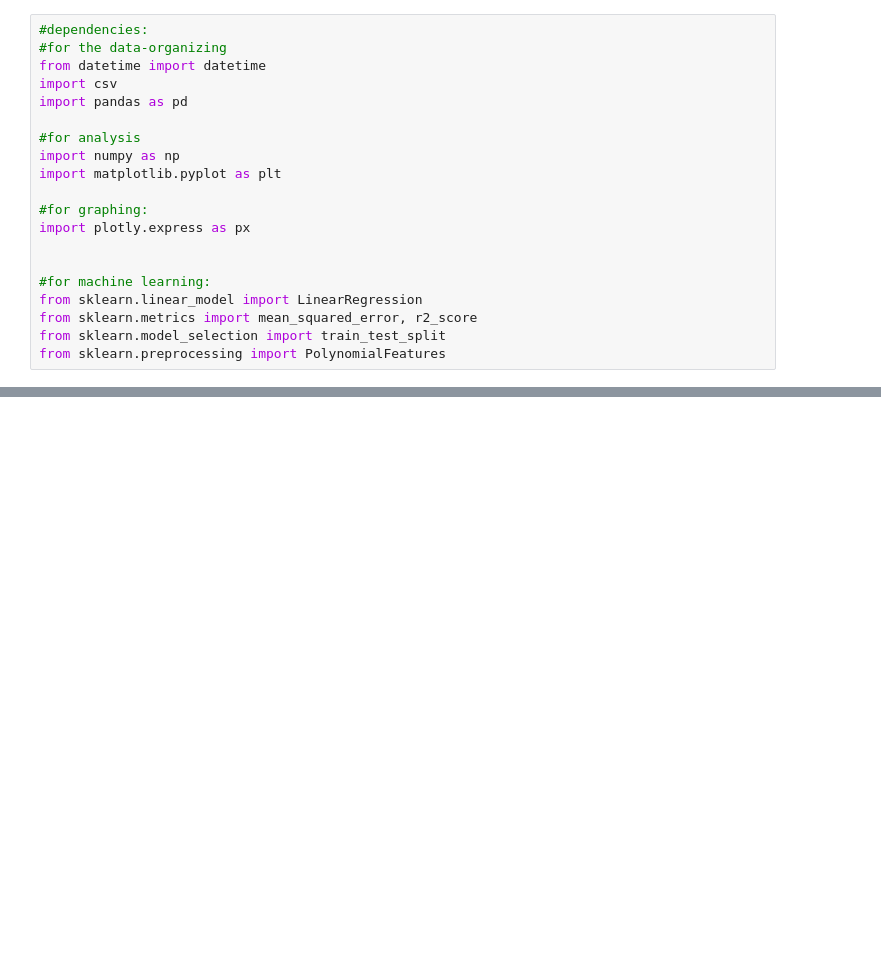
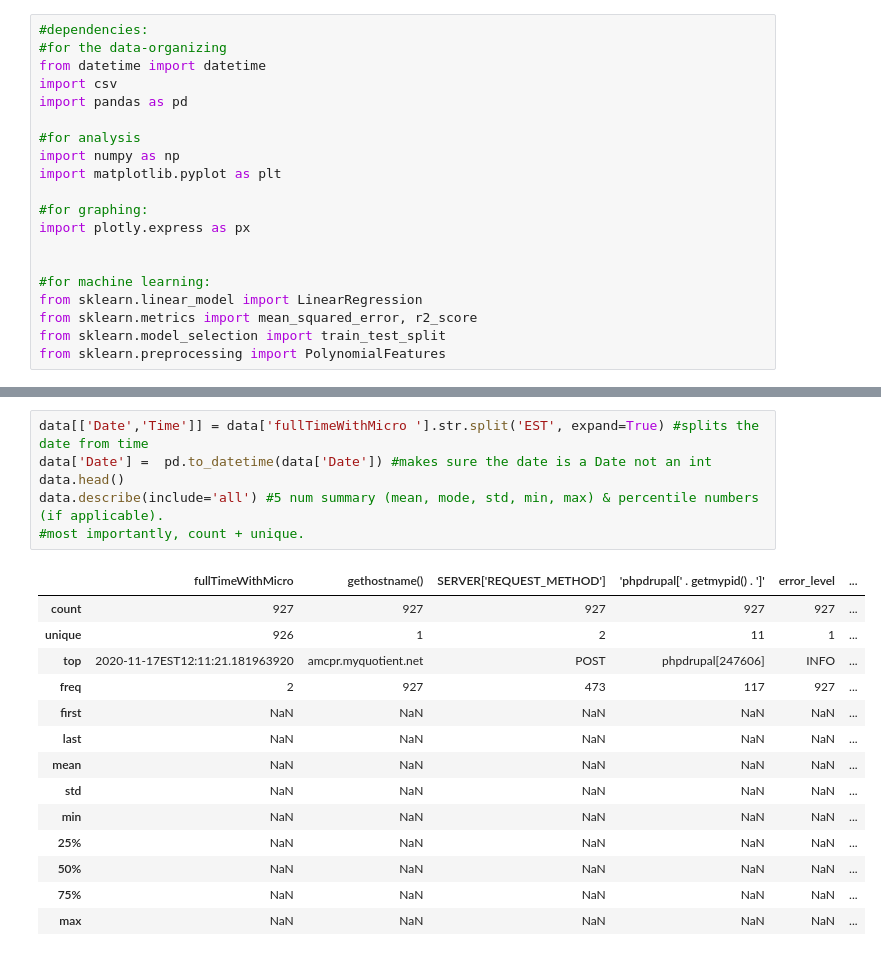
Before and after one commit to Lee486/gitsample, a Jupyter notebook: WatchdogSample.ipynb, the cells around one changed output, grey strips where cells are left out. Drawn from its saved outputs; the diff is of its cells as text; blank space fills up the shorter version.

```diff
--- a/WatchdogSample.ipynb
+++ b/WatchdogSample.ipynb
@@ -44 +35,22 @@ data.describe(include='all')
+# %%
+data[['Date','Time']] = data['fullTimeWithMicro '].str.split('EST', expand=True) #splits the date from time
+data['Date'] =  pd.to_datetime(data['Date']) #makes sure the date is a Date not an int
+data.head()
+data.describe(include='all') #5 num summary (mean, mode, std, min, max) & percentile numbers (if applicable).
+#most importantly, count + unique.
+# %% [output]
+|  | fullTimeWithMicro | gethostname() | SERVER['REQUEST_METHOD'] | 'phpdrupal[' . getmypid() . ']' | error_level | ... |
+| count | 927 | 927 | 927 | 927 | 927 | ... |
+| unique | 926 | 1 | 2 | 11 | 1 | ... |
+| top | 2020-11-17EST12:11:21.181963920 | amcpr.myquotient.net | POST | phpdrupal[247606] | INFO | ... |
+| freq | 2 | 927 | 473 | 117 | 927 | ... |
+| first | NaN | NaN | NaN | NaN | NaN | ... |
+| last | NaN | NaN | NaN | NaN | NaN | ... |
+| mean | NaN | NaN | NaN | NaN | NaN | ... |
+| std | NaN | NaN | NaN | NaN | NaN | ... |
+| min | NaN | NaN | NaN | NaN | NaN | ... |
+| 25% | NaN | NaN | NaN | NaN | NaN | ... |
+| 50% | NaN | NaN | NaN | NaN | NaN | ... |
+| 75% | NaN | NaN | NaN | NaN | NaN | ... |
+| max | NaN | NaN | NaN | NaN | NaN | ... |
 # %%
```
Also changed, not shown: parts of 10 cells of this notebook.
